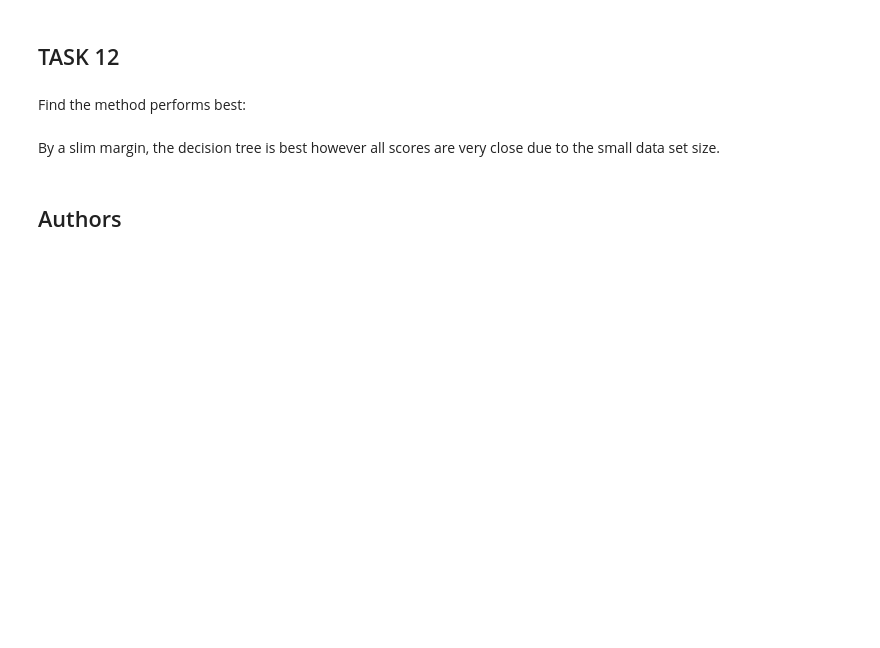
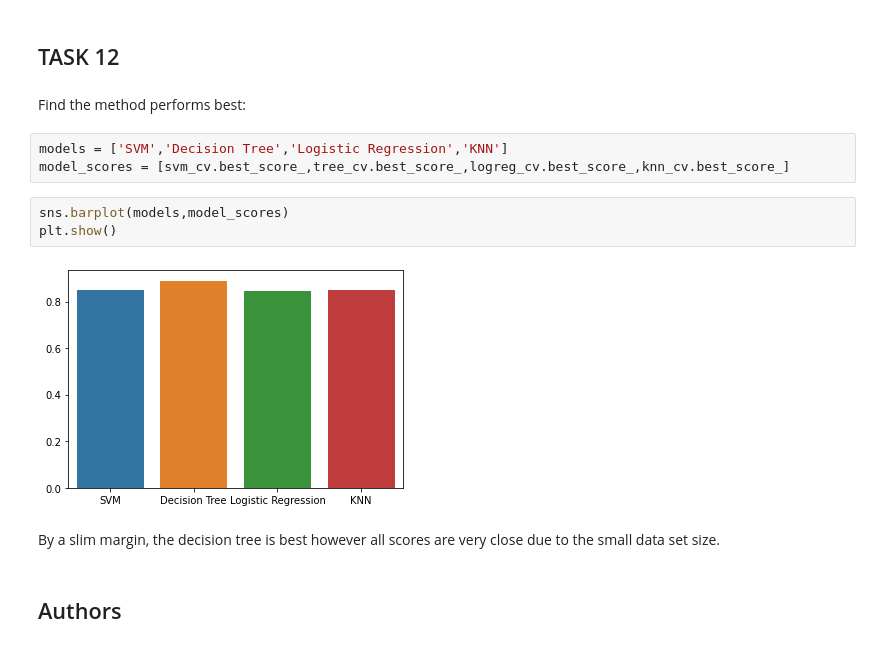
Before and after one commit to jaksaffras/Coursera-IBM-DataScience, a Jupyter notebook: Machine Learning Prediction.ipynb, the cells around one changed output. Saved outputs shown, nothing was run; the diff lists cells and outputs as text; blank space fills up the shorter version.

Commit message:
adding model barchart

```diff
--- a/Machine Learning Prediction.ipynb
+++ b/Machine Learning Prediction.ipynb
@@ -325,6 +321,14 @@ plot_confusion_matrix(Y_test,yhat)
 ## TASK  12
 # %% [markdown]
 Find the method performs best:
+# %%
+models = ['SVM','Decision Tree','Logistic Regression','KNN']
+model_scores = [svm_cv.best_score_,tree_cv.best_score_,logreg_cv.best_score_,knn_cv.best_score_]
+# %%
+sns.barplot(models,model_scores)
+plt.show()
+# %% [output]
+[figure, added]
 # %% [markdown]
 By a slim margin, the decision tree is best however all scores are very close due to the small data set size.
 # %% [markdown]
```
Also changed, not shown: parts of 4 cells of this notebook.
